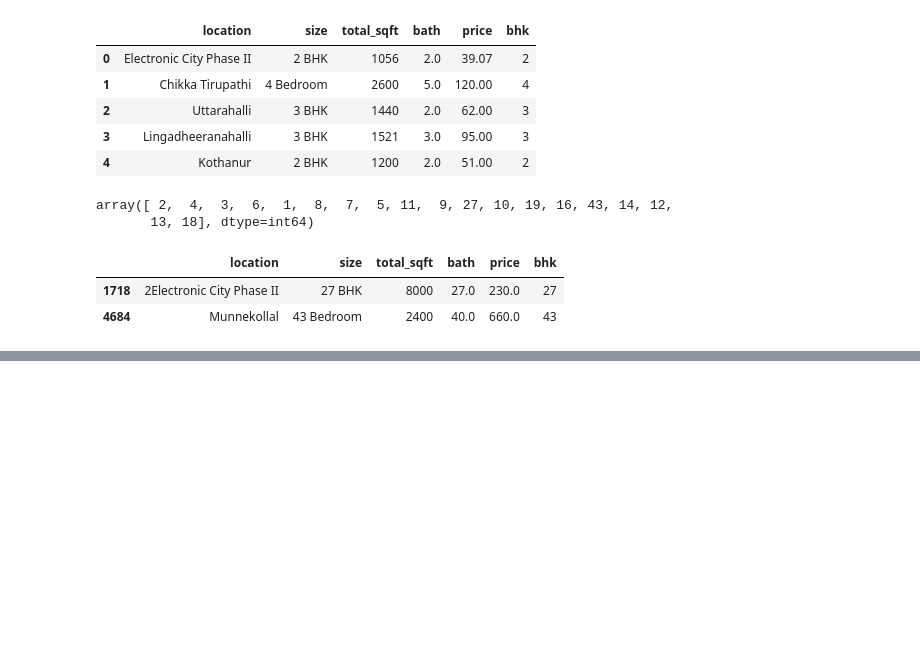
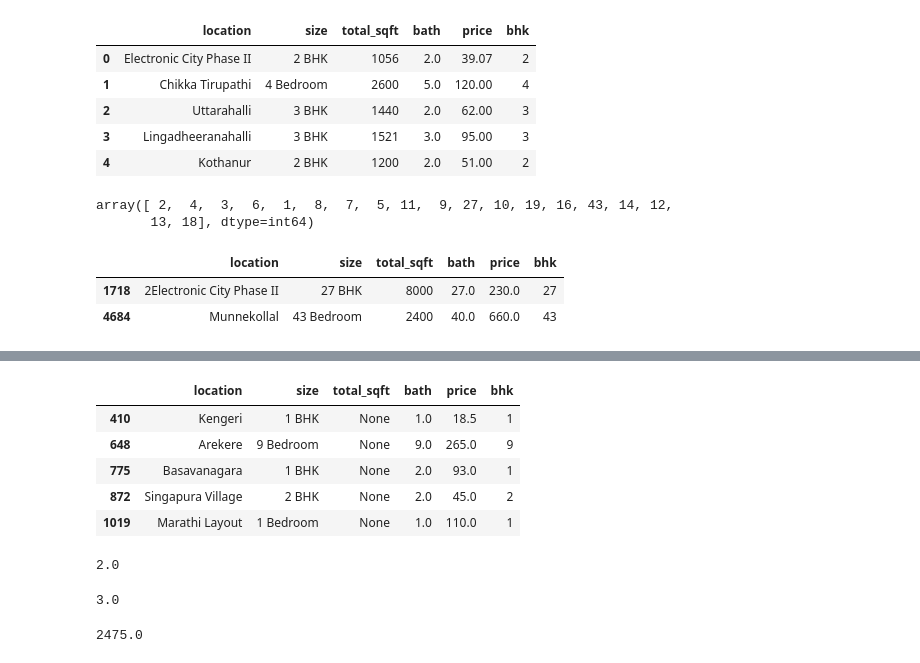
Before and after one commit to ManD12218/Project-Bangalore-House-price-prediction, a Jupyter notebook: Bangalore House price.ipynb, the cells around one changed output, grey strips where cells are left out. Saved outputs shown, nothing was run; the diff lists cells and outputs as text; code cells hidden in the pictures; blank space fills up the shorter version.

```diff
--- a/Bangalore House price.ipynb
+++ b/Bangalore House price.ipynb
@@ -98,0 +167,17 @@ df03[df03['bhk']>20]
+# %%
+df03[df03['total_sqft'].isnull()].head()
+# %% [output]
+|  | location | size | total_sqft | bath | price | bhk |
+| 410 | Kengeri | 1 BHK | None | 1.0 | 18.5 | 1 |
+| 648 | Arekere | 9 Bedroom | None | 9.0 | 265.0 | 9 |
+| 775 | Basavanagara | 1 BHK | None | 2.0 | 93.0 | 1 |
+| 872 | Singapura Village | 2 BHK | None | 2.0 | 45.0 | 2 |
+| 1019 | Marathi Layout | 1 Bedroom | None | 1.0 | 110.0 | 1 |
+# %%
+convert_range_to_mean(2.0)
+# %% [output]
+2.0
+# %%
+convert_range_to_mean('2 - 4')
+# %% [output]
+3.0
@@ -98,0 +186,4 @@ df03[df03['bhk']>20]
+# %%
+df03['total_sqft'][30]
+# %% [output]
+2475.0
```
Also changed, not shown: parts of 8 cells of this notebook.
